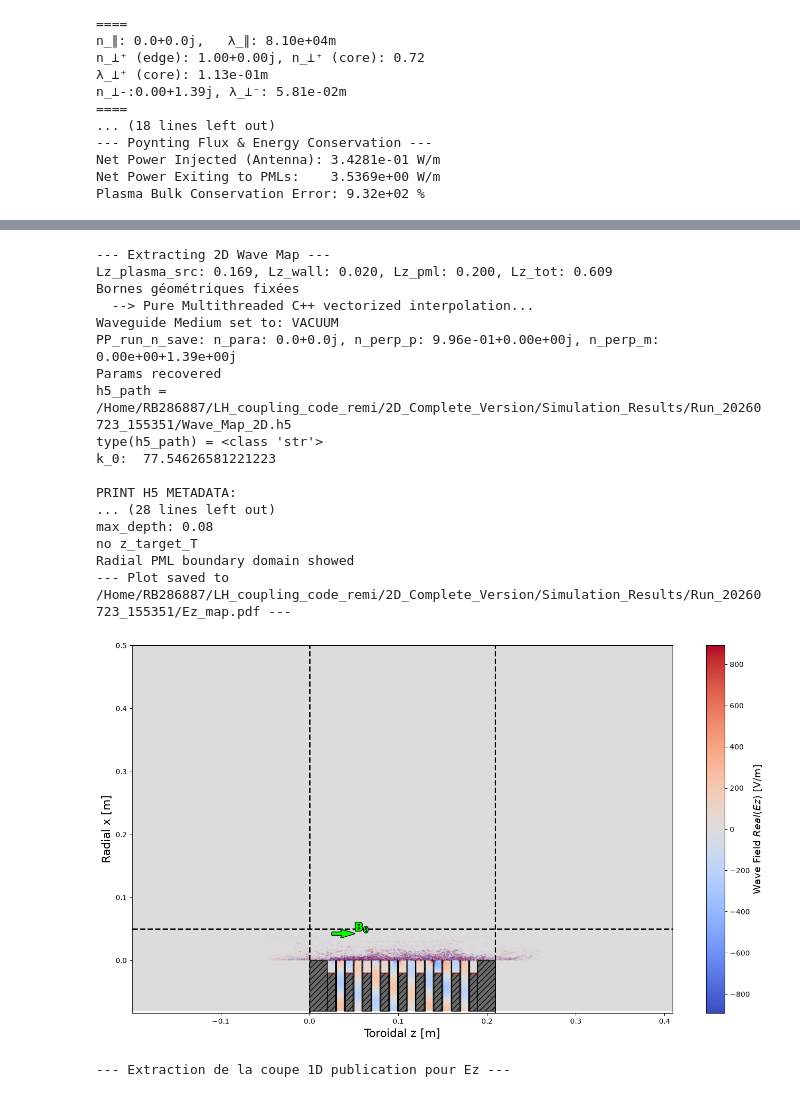
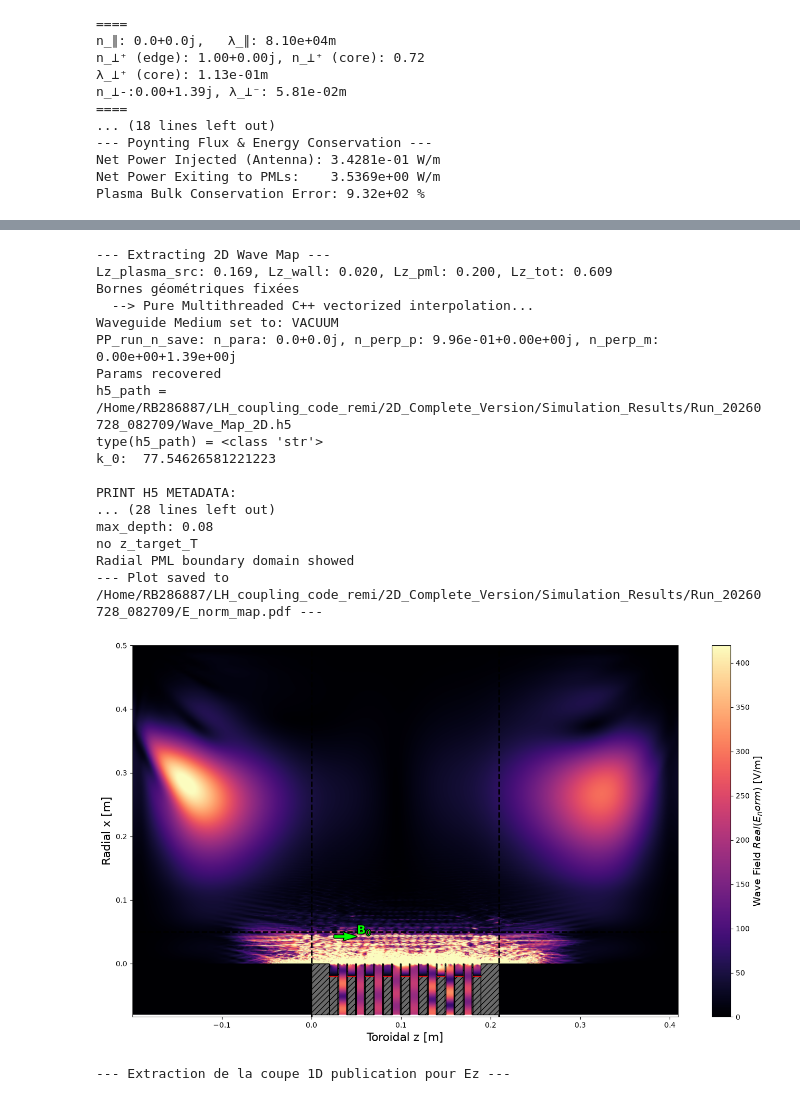
Before and after one commit to RemiBellon/LH_coupling_code_remi, a Jupyter notebook: 2D_Complete_Version/main_ALOHA_Compare.ipynb, the cells around one changed output, grey strips where cells are left out. Cells and saved outputs as stored; diff of their text form; code cells hidden in the pictures.

```diff
--- a/2D_Complete_Version/main_ALOHA_Compare.ipynb
+++ b/2D_Complete_Version/main_ALOHA_Compare.ipynb
@@ -84,30 +84,30 @@ sim_target_folder: /Home/RB286887/LH_coupling_code_remi/2D_Complete_Version/Simu
 # %%
 E_map2D_h5_filepath = pp_run.run_2D_wave_map(mesh, GF_E_field, cfg, run_folder_tot_path, geom_mode, box_medium, antenna_grill, diag_data)
 
 Lz_wall = cfg.DOMAIN.get('Lz_wall', 0.02)
 
-pp_plot.plot_2D_wave_map(E_map2D_h5_filepath, run_folder_tot_path, geom_mode, component='Ez',
+pp_plot.plot_2D_wave_map(E_map2D_h5_filepath, run_folder_tot_path, geom_mode, component='E_norm',
                         value_type='real',antenna_grill=antenna_grill, Lz_wall=Lz_wall, plot_poynting=False,
                         show_windows_R=False, show_windows_T=False, Poynting_box=False)
 # %% [output]
 --- Extracting 2D Wave Map ---
 Lz_plasma_src: 0.169, Lz_wall: 0.020, Lz_pml: 0.200, Lz_tot: 0.609
 Bornes géométriques fixées
   --> Pure Multithreaded C++ vectorized interpolation...
 Waveguide Medium set to: VACUUM
 PP_run_n_save: n_para: 0.0+0.0j, n_perp_p: 9.96e-01+0.00e+00j, n_perp_m: 0.00e+00+1.39e+00j
 Params recovered
-h5_path = /Home/RB286887/LH_coupling_code_remi/2D_Complete_Version/Simulation_Results/Run_20260723_155351/Wave_Map_2D.h5
+h5_path = /Home/RB286887/LH_coupling_code_remi/2D_Complete_Version/Simulation_Results/Run_20260728_082709/Wave_Map_2D.h5
 type(h5_path) = <class 'str'>
 k_0:  77.54626581221223
 
 PRINT H5 METADATA:
 ... (28 lines left out)
 max_depth: 0.08
 no z_target_T
 Radial PML boundary domain showed
---- Plot saved to /Home/RB286887/LH_coupling_code_remi/2D_Complete_Version/Simulation_Results/Run_20260723_155351/Ez_map.pdf ---
+--- Plot saved to /Home/RB286887/LH_coupling_code_remi/2D_Complete_Version/Simulation_Results/Run_20260728_082709/E_norm_map.pdf ---
-[figure, old version]
+[figure, new version]
 # %%
 pp_plot.plot_1D_radial_slice_with_theory(
     h5_filepath=E_map2D_h5_filepath,
```
Also changed, not shown: parts of 2 cells of this notebook, 7 other files.
